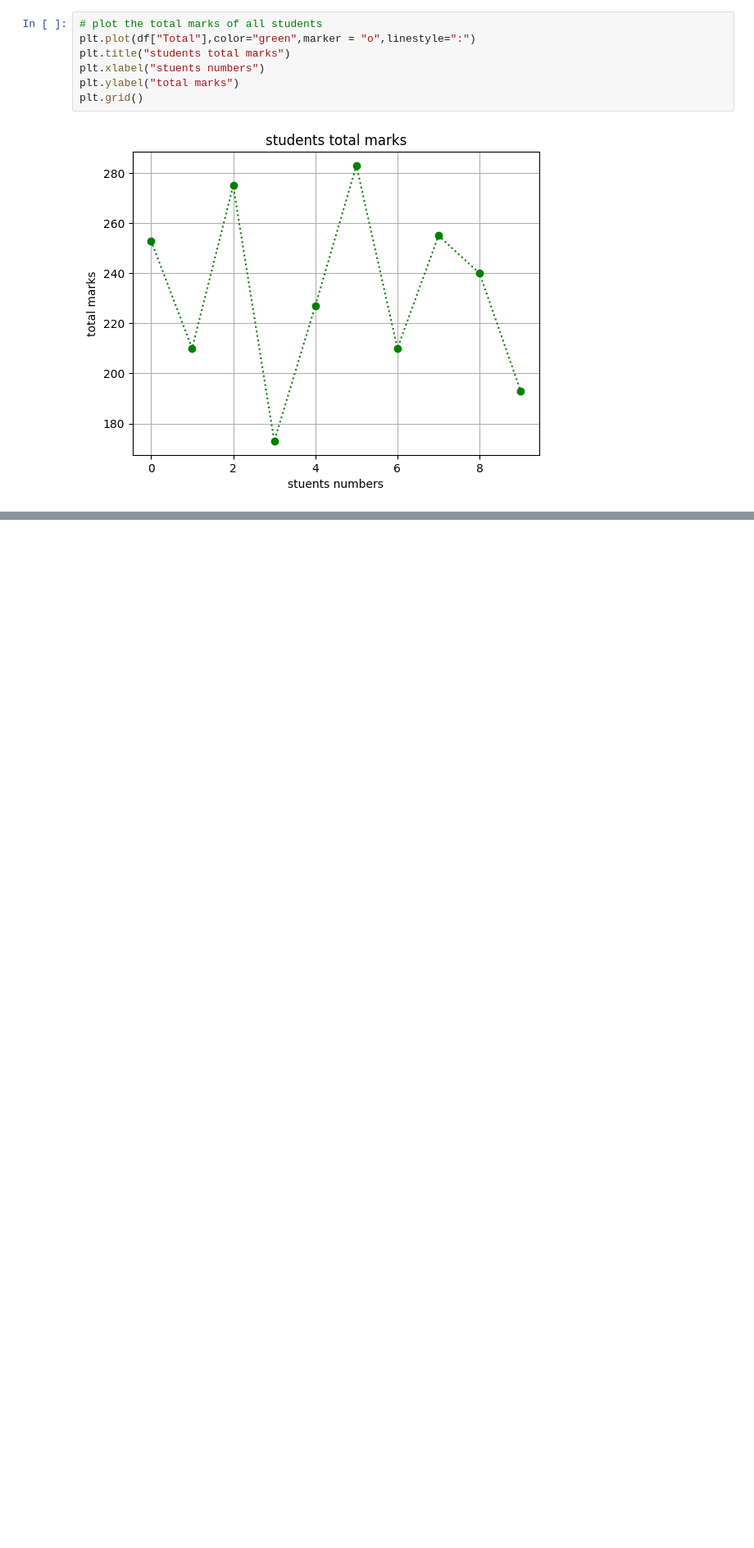
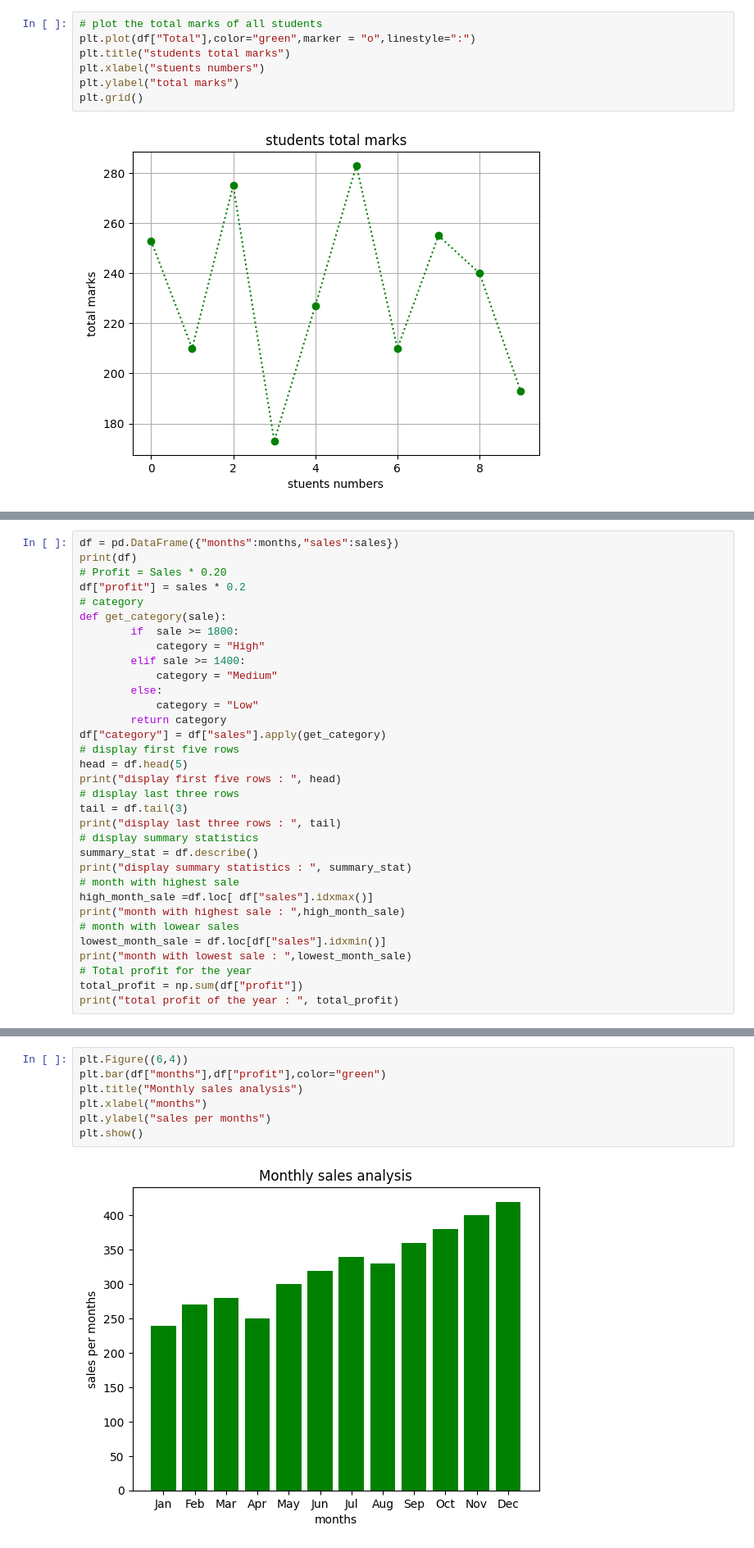
Before and after one commit to Engr-Jawad/Matplotlib_laibrary, a Jupyter notebook: problem2.ipynb, the cells around one changed output, grey strips where cells are left out. Shown at 82% size. Drawn from its saved outputs; the diff is of its cells as text; blank space fills up the shorter version.

```diff
--- a/problem2.ipynb
+++ b/problem2.ipynb
@@ -124,0 +170,33 @@ plt.grid()
+# %%
+df = pd.DataFrame({"months":months,"sales":sales})
+print(df)
+# Profit = Sales * 0.20
+df["profit"] = sales * 0.2
+# category
+def get_category(sale):
+        if  sale >= 1800:
+            category = "High"
+        elif sale >= 1400:
+            category = "Medium"
+        else:
+            category = "Low"
+        return category
+df["category"] = df["sales"].apply(get_category)
+# display first five rows
+head = df.head(5)
+print("display first five rows : ", head)
+# display last three rows
+tail = df.tail(3)
+print("display last three rows : ", tail)
+# display summary statistics
+summary_stat = df.describe()
+print("display summary statistics : ", summary_stat)
+# month with highest sale
+high_month_sale =df.loc[ df["sales"].idxmax()]
+print("month with highest sale : ",high_month_sale)
+# month with lowear sales
+lowest_month_sale = df.loc[df["sales"].idxmin()]
+print("month with lowest sale : ",lowest_month_sale)
+# Total profit for the year
+total_profit = np.sum(df["profit"])
+print("total profit of the year : ", total_profit)
@@ -124,0 +252,9 @@ plt.grid()
+# %%
+plt.Figure((6,4))
+plt.bar(df["months"],df["profit"],color="green")
+plt.title("Monthly sales analysis")
+plt.xlabel("months")
+plt.ylabel("sales per months")
+plt.show()
+# %% [output]
+[figure, added]
```
Also changed, not shown: parts of 8 cells of this notebook.
